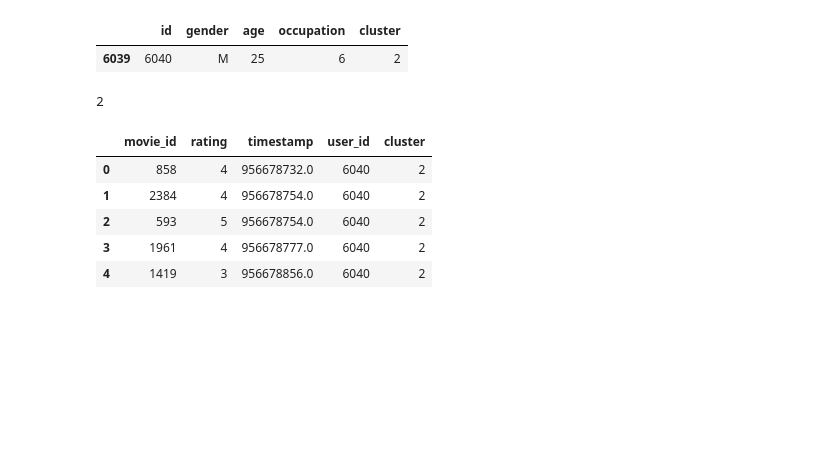
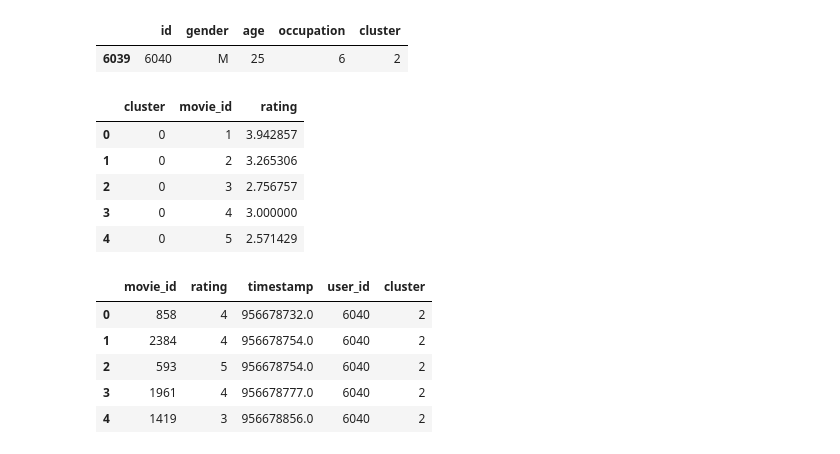
Before and after one commit to tsgreenwood-flatiron-data-science/recommendation-case-study, a Jupyter notebook: index.ipynb, the cells around one changed output. Drawn from its saved outputs; the diff is of its cells as text; code cells hidden in the pictures; blank space fills up the shorter version.

```diff
--- a/index.ipynb
+++ b/index.ipynb
@@ -303,8 +298,5 @@ def add_cluster_to_ratings(user_df):
     ratings_df['cluster'] = ratings_df['user_id'].apply(lambda x: cluster_dict[x])
 
     return ratings_df
-# %%
-one = user_df.loc[user_df['id'] == 6040]['cluster'].tolist()[0]
-one
-# %% [output]
-2
+# %%
+all_df = add_cluster_to_ratings(user_df)
@@ -310,0 +305,11 @@ one
+# %%
+movie_by_cluster = all_df.groupby(by=['cluster', 'movie_id']).agg({'rating': 'mean'}).reset_index()
+# %%
+movie_by_cluster.head()
+# %% [output]
+|  | cluster | movie_id | rating |
+| 0 | 0 | 1 | 3.942857 |
+| 1 | 0 | 2 | 3.265306 |
+| 2 | 0 | 3 | 2.756757 |
+| 3 | 0 | 4 | 3.000000 |
+| 4 | 0 | 5 | 2.571429 |
```
Also changed, not shown: parts of 14 cells of this notebook, 3 other files.
